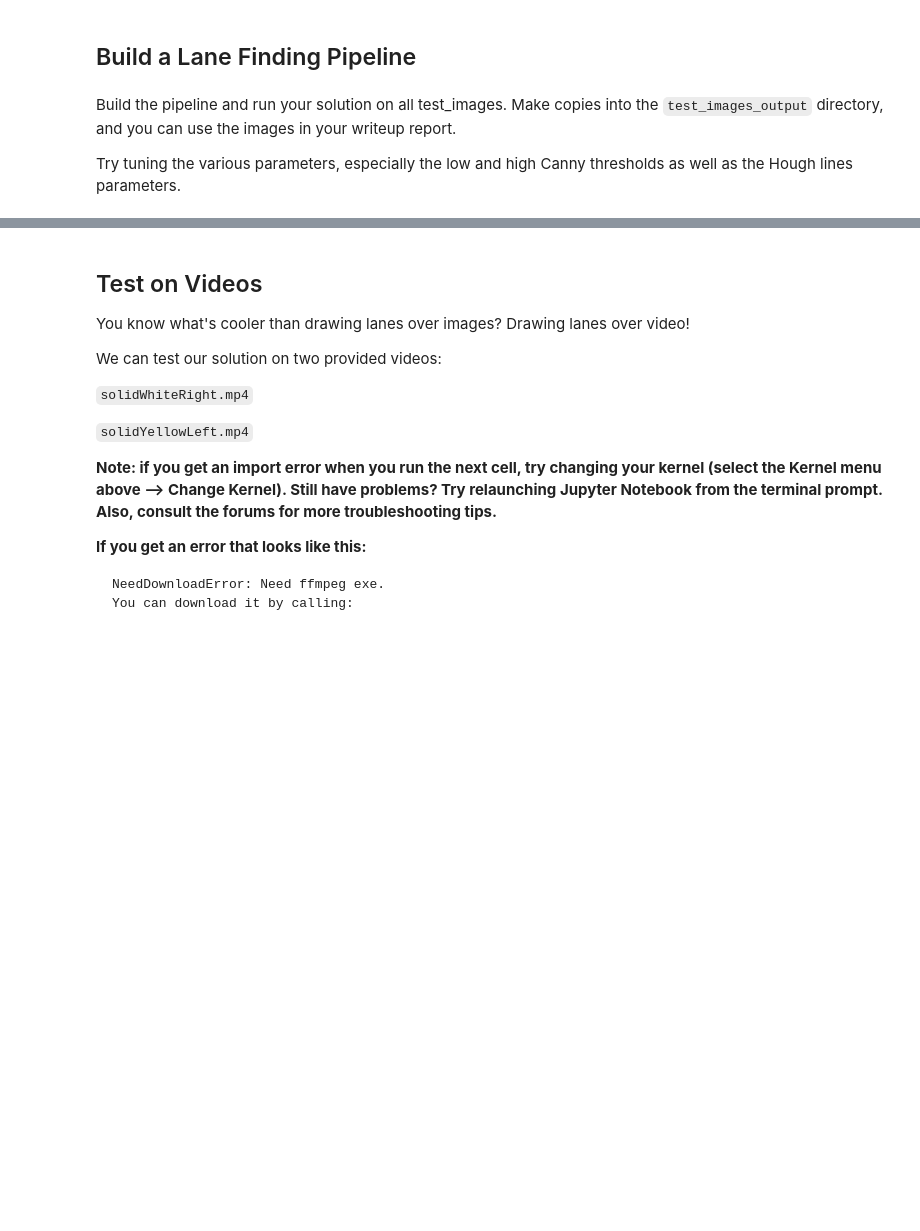
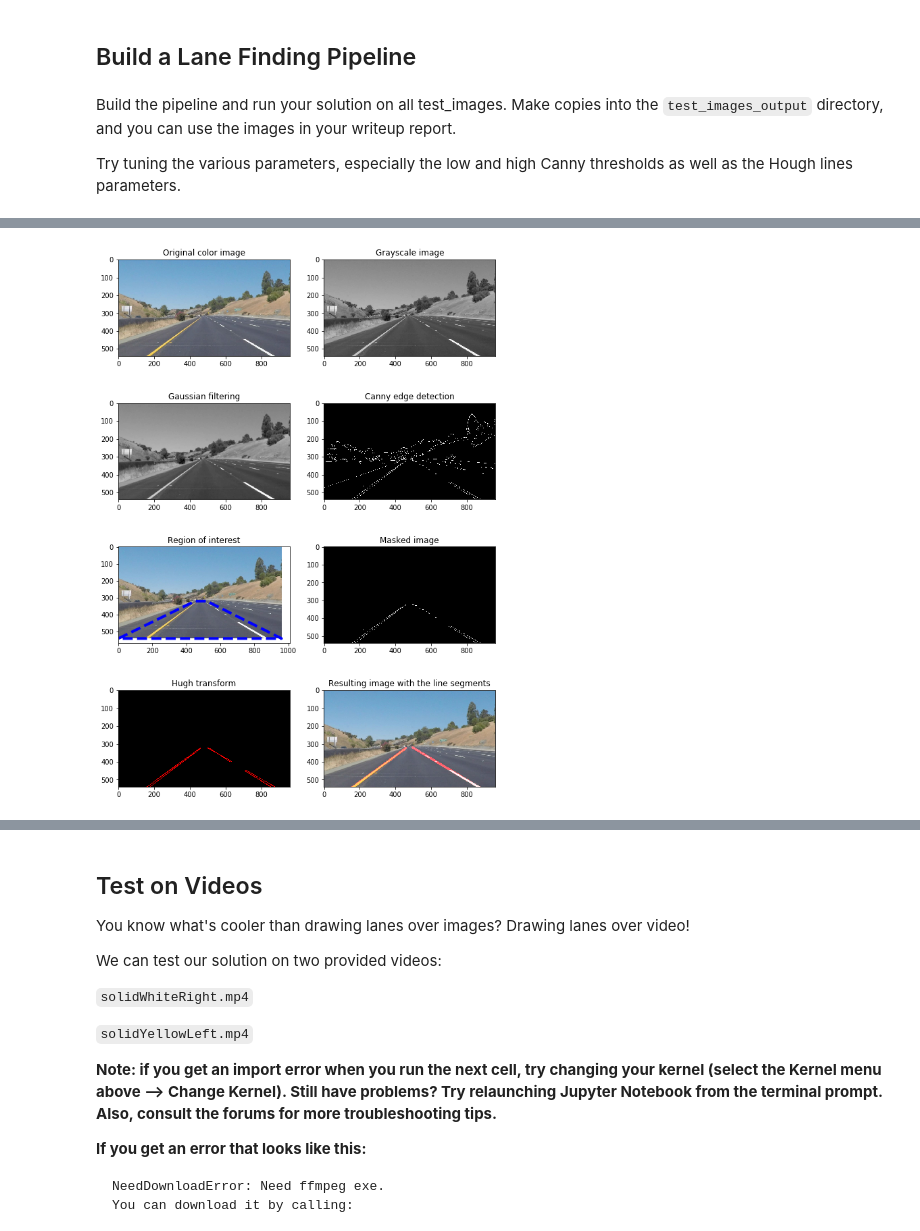
Before and after one commit to sergiuoprea/CarND-LaneLines-P1, a Jupyter notebook: P1.ipynb, the cells around one changed output, grey strips where cells are left out. Drawn from its saved outputs; the diff is of its cells as text; code cells hidden in the pictures; blank space fills up the shorter version.

Commit message:
Basic pipeline implemented and working. TODO: challenge/optional video doesn't work

```diff
--- a/P1.ipynb
+++ b/P1.ipynb
@@ -335,0 +263,84 @@ for image in test_images:
+# %%
+# TODO: Build your pipeline that will draw lane lines on the test_images
+# then save them to the test_images directory.
+#reading in an image
+
+
+def lane_detection_pipeline(image,
+                            canny_low_threshold = 50,
+                            canny_high_threshold = 150,
+                            gaussian_kernel = 5,
+                            hugh_rho = 3,
+                            hugh_theta = np.pi/180,
+                            hugh_threshold = 10,
+                            hugh_min_line_len = 80,
+                            hugh_max_line_gap = 40,
+                            debug=True):
+
+    original_image = np.copy(image)
+
+    #Convert to grayscale
+    image_gray = grayscale(image)
+
+    #Gaussian blur to remove image noise
+    image_gaussian = gaussian_blur(image_gray, gaussian_kernel)
+
+    #Canny edge detection
+    image_canny = canny(image_gaussian, canny_low_threshold, canny_high_threshold)
+
+    #Vertices of the region of interest
+    imshape = image.shape
+    left_bottom = (0, imshape[0])
+    right_bottom = (imshape[1], imshape[0])
+    left_upper = (450, 320)
+    right_upper = (520, 320)
+
+    #Computing the region of interest
+    masked_image = region_of_interest(image_canny, np.array([[left_bottom, left_upper, right_upper, right_bottom]], dtype=np.int32))
+
+    #Detecting straight lines with hugh transform
+    hugh_image, lines = hough_lines(masked_image, hugh_rho, hugh_theta, hugh_threshold, hugh_min_line_len, hugh_max_line_gap)
+
+    #Computing the line segments. Slop_threshold is the maximum variation of the slope regarding the median value
+    line_segments_image = np.zeros((image.shape[0], image.shape[1], 3), dtype=np.uint8)
+    line_segments(line_segments_image, lines, slope_threshold = 0.3)
+
+    #Combining original input color image with resulting line segments
+    result = weighted_img(original_image, line_segments_image)
+
+    if debug:
+        f, axarr = plt.subplots(4, 2, figsize=(10, 15))
+        axarr[0,0].imshow(original_image)
+        axarr[0,0].set_title('Original color image')
+
+        axarr[0,1].imshow(image_gray, cmap='gray')
+        axarr[0,1].set_title('Grayscale image')
+
+        axarr[1,0].imshow(image_gaussian, cmap='gray')
+        axarr[1,0].set_title("Gaussian filtering")
+
+        axarr[1,1].imshow(image_canny, cmap='gray')
+        axarr[1,1].set_title("Canny edge detection")
+
+        axarr[2,0].imshow(original_image)
+        x = [left_bottom[0], left_upper[0], right_upper[0], right_bottom[0], left_bottom[0]]
+        y = [left_bottom[1], left_upper[1], right_upper[1], right_bottom[1], left_bottom[1]]
+        axarr[2,0].plot(x, y, 'b--', lw=4)
+        axarr[2,0].set_title("Region of interest")
+
+        axarr[2,1].imshow(masked_image, cmap='gray')
+        axarr[2,1].set_title("Masked image")
+
+        axarr[3,0].imshow(hugh_image, cmap='gray')
+        axarr[3,0].set_title("Hugh transform")
+
+        axarr[3,1].imshow(result)
+        axarr[3,1].set_title("Resulting image with the line segments")
+
+    return result
+
+#For each test image
+for image in test_images:
+    result = lane_detection_pipeline(mpimg.imread("test_images/" + image))
+# %% [output]
+[figure, added]
```
Also changed, not shown: parts of 11 cells of this notebook, 3 other files.
